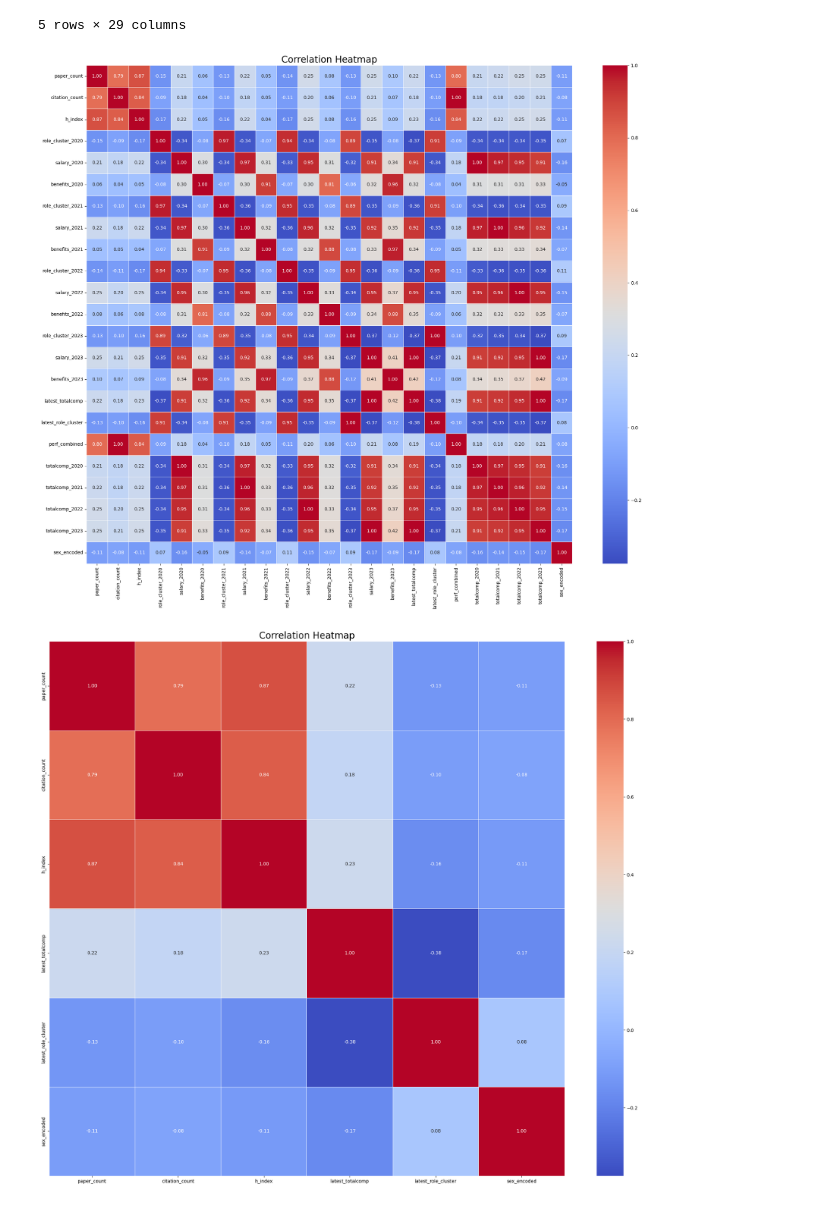
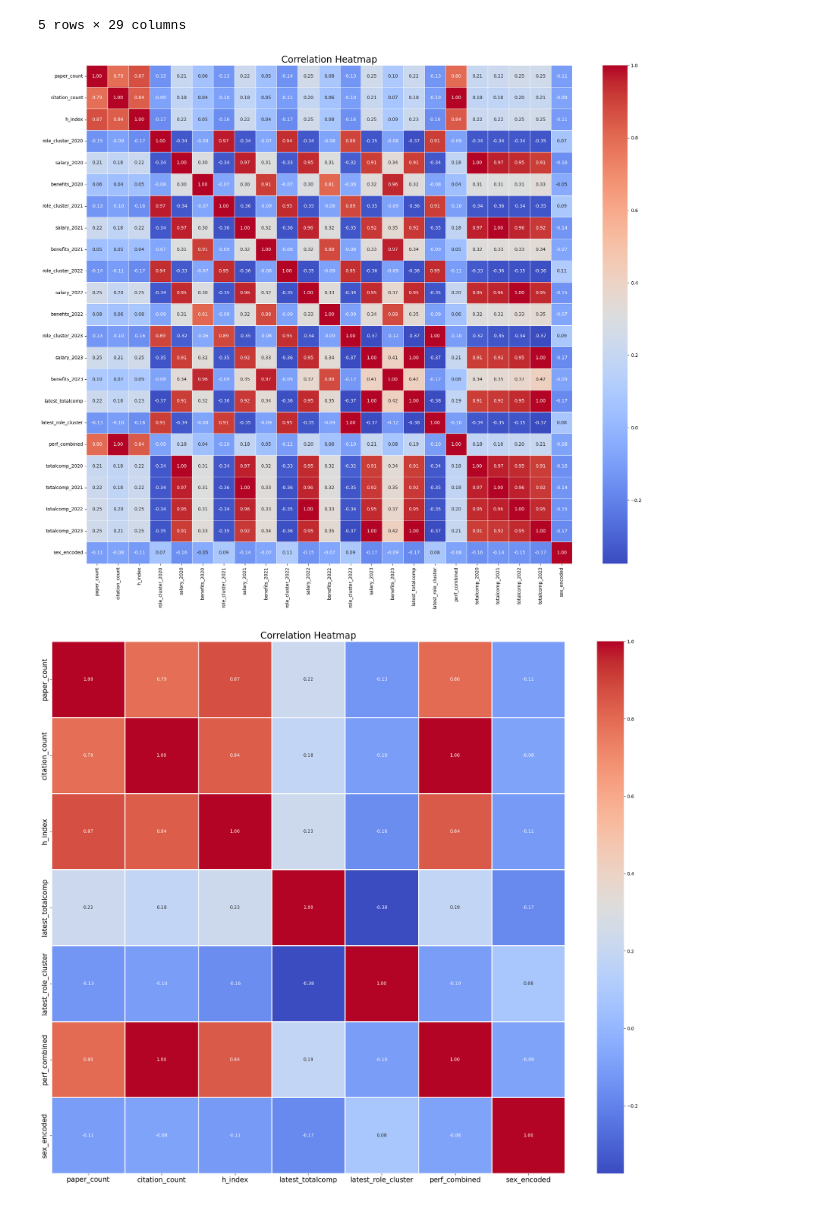
Before and after one commit to sueszli/uwaterloos-sunshines, a Jupyter notebook: src/plots.ipynb, the cells around one changed output. Saved outputs shown, nothing was run; the diff lists cells and outputs as text; code cells hidden in the pictures.

```diff
--- a/src/plots.ipynb
+++ b/src/plots.ipynb
@@ -151,43 +151,45 @@ plt.show()
 #
 # heatmap v2
 #
+# conclusion: role and comp correlate, but not role and perf
+#
 
 df["sex_encoded"] = df["sex"].map({"M": 1, "F": 2, None: 0})  # encode_sex
 numeric_df = df.select_dtypes(include=["float64", "int64"])
 numeric_df["sex_encoded"] = df["sex_encoded"]
 
 numeric_df = numeric_df.drop(
     columns=[
-        "perf_combined",
-        #
         "role_cluster_2020",
         "salary_2020",
         "benefits_2020",
         "role_cluster_2021",
         "salary_2021",
         "benefits_2021",
         "role_cluster_2022",
         "salary_2022",
         "benefits_2022",
         "role_cluster_2023",
         "salary_2023",
         "benefits_2023",
         "totalcomp_2020",
         "totalcomp_2021",
         "totalcomp_2022",
         "totalcomp_2023",
     ]
 )
 corr_matrix = numeric_df.corr()
 
 plt.figure(figsize=(20, 17))
-sns.heatmap(corr_matrix, annot=True, cmap="coolwarm", fmt=".2f", linewidths=0.5)
+sns.heatmap(corr_matrix, annot=True, cmap="coolwarm", fmt=".2f", linewidths=1)
+plt.xticks(fontsize=15)
+plt.yticks(fontsize=15)
 plt.title("Correlation Heatmap", fontsize=20)
 plt.tight_layout()
 plt.show()
 # %% [output]
 [figure]
-[figure, old version]
+[figure, new version]
 # %%
 # IDEA: demographics
 # - male/female ratio
```
